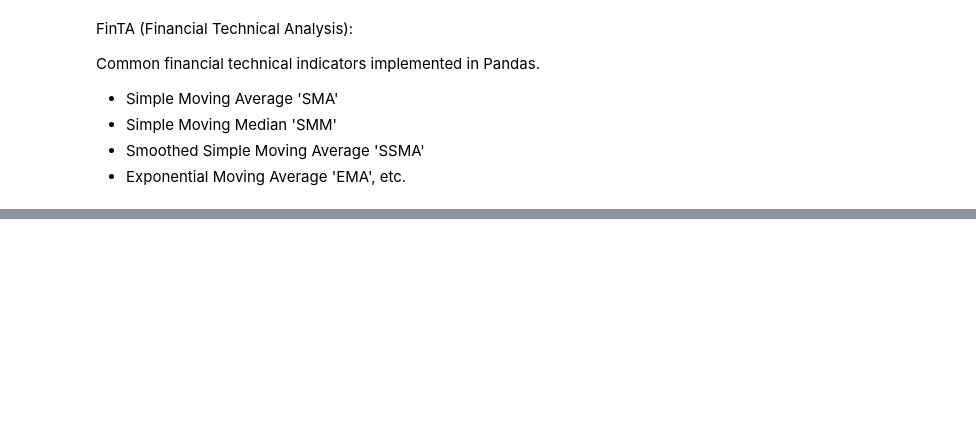
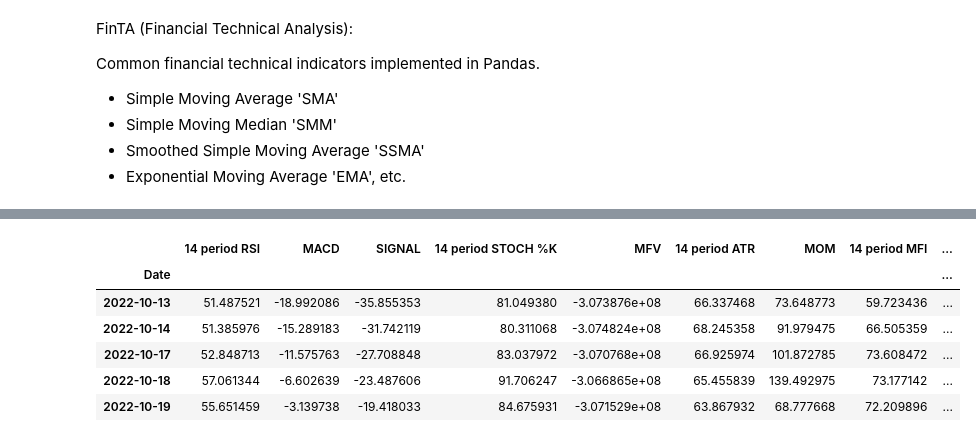
Before and after one commit to ritik007soni/Stock-Trend-Prediction, a Jupyter notebook: StockTrends.ipynb, the cells around one changed output, grey strips where cells are left out. Saved outputs shown, nothing was run; the diff lists cells and outputs as text; code cells hidden in the pictures; blank space fills up the shorter version.

```diff
--- a/StockTrends.ipynb
+++ b/StockTrends.ipynb
@@ -100,0 +207,26 @@ Date
+# %%
+def _produce_prediction(data, window):
+    """
+    Function that produces the 'truth' values
+    At a given row, it looks 'window' rows ahead to see if the price increased (1) or decreased (0)
+    :param window: number of days, or rows to look ahead to see what the price did
+    """
+
+    prediction = (data.shift(-window)['close'] >= data['close'])
+    prediction = prediction.iloc[:-window]
+    data['pred'] = prediction.astype(int)
+
+    return data
+
+data = _produce_prediction(data, window=15)
+del (data['close'])
+data = data.dropna() # Some indicators produce NaN values for the first few rows, we just remove them here
+data.tail()
+# %% [output]
+|  | 14 period RSI | MACD | SIGNAL | 14 period STOCH %K | MFV | 14 period ATR | MOM | 14 period MFI | ... |
+| Date |  |  |  |  |  |  |  |  | ... |
+| 2022-10-13 | 51.487521 | -18.992086 | -35.855353 | 81.049380 | -3.073876e+08 | 66.337468 | 73.648773 | 59.723436 | ... |
+| 2022-10-14 | 51.385976 | -15.289183 | -31.742119 | 80.311068 | -3.074824e+08 | 68.245358 | 91.979475 | 66.505359 | ... |
+| 2022-10-17 | 52.848713 | -11.575763 | -27.708848 | 83.037972 | -3.070768e+08 | 66.925974 | 101.872785 | 73.608472 | ... |
+| 2022-10-18 | 57.061344 | -6.602639 | -23.487606 | 91.706247 | -3.066865e+08 | 65.455839 | 139.492975 | 73.177142 | ... |
+| 2022-10-19 | 55.651459 | -3.139738 | -19.418033 | 84.675931 | -3.071529e+08 | 63.867932 | 68.777668 | 72.209896 | ... |
```
Also changed, not shown: parts of 10 cells of this notebook.
